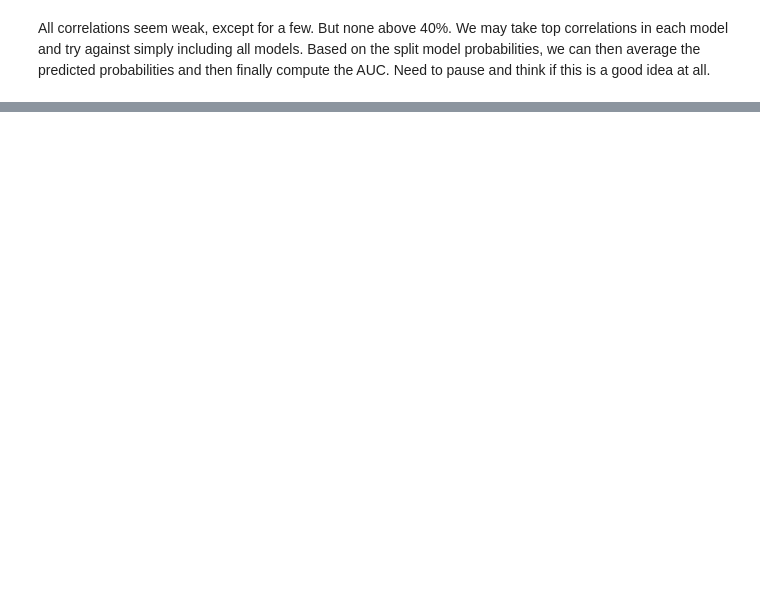
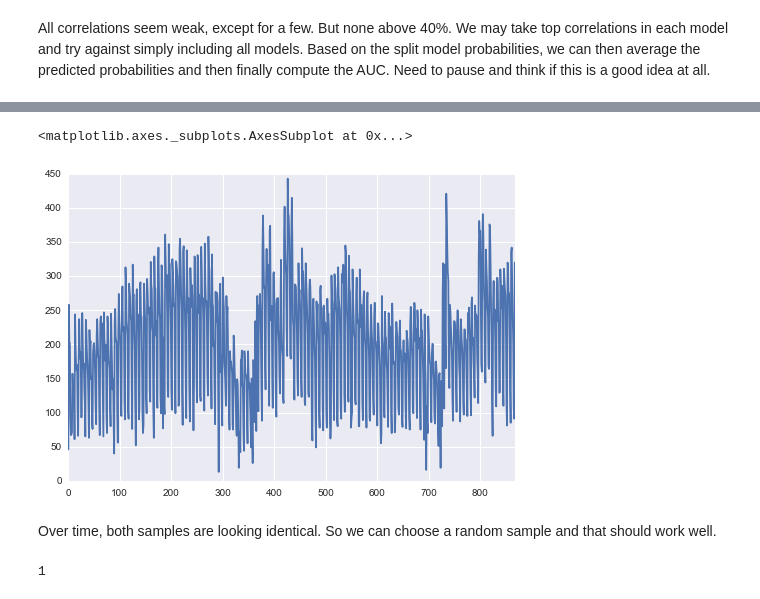
Before and after one commit to sathya288/kaggle, a Jupyter notebook: homesite/Homesite.ipynb, the cells around one changed output, grey strips where cells are left out. Drawn from its saved outputs; the diff is of its cells as text; code cells hidden in the pictures; blank space fills up the shorter version.

```diff
--- a/homesite/Homesite.ipynb
+++ b/homesite/Homesite.ipynb
@@ -193,0 +239,13 @@ Based on the split model probabilities, we can then average the predicted probab
+# %%
+sample=test
+sgb=sample.groupby('Original_Quote_Date').count()
+sns.tsplot(sgb['Field6'])
+# %% [output]
+<matplotlib.axes._subplots.AxesSubplot at 0x...>
+[figure, added]
+# %% [markdown]
+Over time, both samples are looking identical. So we can choose a random sample and that should work well.
+# %%
+len(dtrain['GeographicField10A'].unique())
+# %% [output]
+1
```
Also changed, not shown: parts of 22 cells of this notebook, 1 other file.
